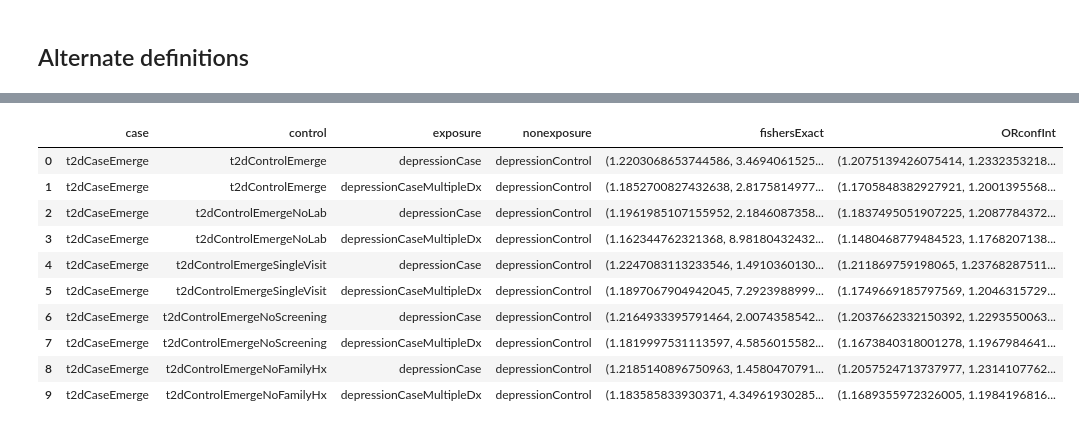
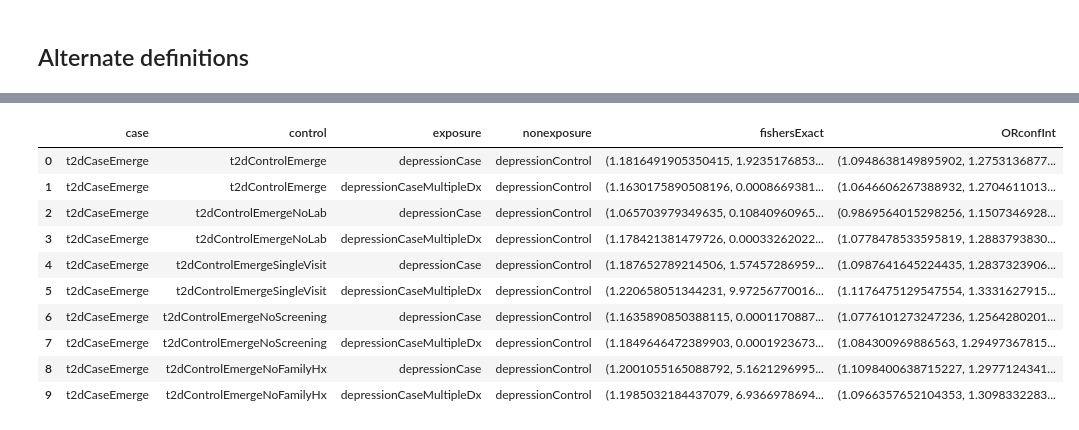
Before and after one commit to brettbj/association-robustness, a Jupyter notebook: Exploration.ipynb, the cells around one changed output, grey strips where cells are left out. Drawn from its saved outputs; the diff is of its cells as text; code cells hidden in the pictures.

```diff
--- a/Exploration.ipynb
+++ b/Exploration.ipynb
@@ -455,0 +432,21 @@ def contingency_table(case_tablename, control_tablename, exposed_tablename, none
+# %%
+def count_overlap(t1, t2, key_col, cxn):
+    query = ("select count(*)"
+            " from %s as t1 inner join %s as t2 on t1.%s=t2.%s"
+            % (t1, t2, key_col, key_col))
+    return cxn.execute(query).fetchone()[0]
+
+def contingency_table(case_tablename, control_tablename, exposed_tablename, nonexposed_tablename, subsample=None, cxn=hy_cxn):
+    cxn.execute('drop table if exists #studyPop; select MemberNum into #studyPop from ((select MemberNum from %s union select MemberNum from %s) intersect (select MemberNum from %s union select MemberNum from %s)) as t'
+               % (case_tablename, control_tablename, exposed_tablename, nonexposed_tablename))
+    cxn.execute(f"drop table if exists #case; select {('top %d' % subsample) if subsample else ''} t1.MemberNum into #case from {case_tablename} as t1 inner join #studyPop as t2 on t1.MemberNum=t2.MemberNum")
+    cxn.execute(f"drop table if exists #control; select {('top %d' % subsample) if subsample else ''} t1.MemberNum into #control from {control_tablename} as t1 inner join #studyPop as t2 on t1.MemberNum=t2.MemberNum")
+    cxn.execute(f"drop table if exists #exposed; select t1.MemberNum into #exposed from {exposed_tablename} as t1 inner join #studyPop as t2 on t1.MemberNum=t2.MemberNum")
+    cxn.execute(f"drop table if exists #nonexposed; select t1.MemberNum into #nonexposed from {nonexposed_tablename} as t1 inner join #studyPop as t2 on t1.MemberNum=t2.MemberNum")
+
+    case_exposed = count_overlap('#case', '#exposed', 'MemberNum', cxn)
+    case_nonexposed = count_overlap('#case', '#nonexposed', 'MemberNum', cxn)
+    control_exposed = count_overlap('#control', '#exposed', 'MemberNum', cxn)
+    control_nonexposed = count_overlap('#control', '#nonexposed', 'MemberNum', cxn)
+
+    return np.asarray([[case_exposed, control_exposed], [case_nonexposed, control_nonexposed]])
@@ -460,4 +462,6 @@ def contingency_table(case_tablename, control_tablename, exposed_tablename, none
 * exposure: Depression 1x CCS dx
 * control: Continuous enrollment with no depression dx
 # %%
-t = contingency_table('t2dCaseEmerge', 't2dControlEmerge', 'depressionCase', 'depressionControl', subsample=100000)
+for i in range(10):
+    t = contingency_table('t2dCaseEmerge', 't2dControlEmerge', 'depressionCase', 'depressionControl', subsample=100000)
+    print(np.sum(t), ctable(t).oddsratio_confint())
@@ -474,31 +489,31 @@ ctable(t).oddsratio_confint()
 # %%
 case_groups = ['t2dCaseEmerge']
 control_groups = ['t2dControlEmerge', 't2dControlEmergeNoLab', 't2dControlEmergeSingleVisit', 't2dControlEmergeNoScreening', 't2dControlEmergeNoFamilyHx']
 exposure_groups = ['depressionCase', 'depressionCaseMultipleDx']
 nonexposure_groups = ['depressionControl']
 
 results = pd.DataFrame(columns=['case', 'control', 'exposure', 'nonexposure', 'fishersExact', 'ORconfInt'],
                        index=np.arange(0, len(case_groups) * len(control_groups) * len(exposure_groups) * len(nonexposure_groups)))
 
 for i, comb in tqdm_notebook(enumerate(itertools.product(*[case_groups, control_groups, exposure_groups, nonexposure_groups]))):
-    tab = contingency_table(*comb, subsample=None)
+    tab = contingency_table(*comb, subsample=10000)
     fe_test = stats.fisher_exact(tab)
     or_ci = ctable(tab).oddsratio_confint()
 
     results.iloc[i] = list(comb) + [fe_test, or_ci]
 
 results
 # %% [output]
 [interactive output not drawn]
 |  | case | control | exposure | nonexposure | fishersExact | ORconfInt |
-| 0 | t2dCaseEmerge | t2dControlEmerge | depressionCase | depressionControl | (1.2203068653744586, 3.4694061525... | (1.2075139426075414, 1.2332353218... |
-| 1 | t2dCaseEmerge | t2dControlEmerge | depressionCaseMultipleDx | depressionControl | (1.1852700827432638, 2.8175814977... | (1.1705848382927921, 1.2001395568... |
-| 2 | t2dCaseEmerge | t2dControlEmergeNoLab | depressionCase | depressionControl | (1.1961985107155952, 2.1846087358... | (1.1837495051907225, 1.2087784372... |
-| 3 | t2dCaseEmerge | t2dControlEmergeNoLab | depressionCaseMultipleDx | depressionControl | (1.162344762321368, 8.98180432432... | (1.1480468779484523, 1.1768207138... |
-| 4 | t2dCaseEmerge | t2dControlEmergeSingleVisit | depressionCase | depressionControl | (1.2247083113233546, 1.4910360130... | (1.211869759198065, 1.23768287511... |
-| 5 | t2dCaseEmerge | t2dControlEmergeSingleVisit | depressionCaseMultipleDx | depressionControl | (1.1897067904942045, 7.2923988999... | (1.1749669185797569, 1.2046315729... |
-| 6 | t2dCaseEmerge | t2dControlEmergeNoScreening | depressionCase | depressionControl | (1.2164933395791464, 2.0074358542... | (1.2037662332150392, 1.2293550063... |
-| 7 | t2dCaseEmerge | t2dControlEmergeNoScreening | depressionCaseMultipleDx | depressionControl | (1.1819997531113597, 4.5856015582... | (1.1673840318001278, 1.1967984641... |
-| 8 | t2dCaseEmerge | t2dControlEmergeNoFamilyHx | depressionCase | depressionControl | (1.2185140896750963, 1.4580470791... | (1.2057524713737977, 1.2314107762... |
-| 9 | t2dCaseEmerge | t2dControlEmergeNoFamilyHx | depressionCaseMultipleDx | depressionControl | (1.183585833930371, 4.34961930285... | (1.1689355972326005, 1.1984196816... |
+| 0 | t2dCaseEmerge | t2dControlEmerge | depressionCase | depressionControl | (1.1816491905350415, 1.9235176853... | (1.0948638149895902, 1.2753136877... |
+| 1 | t2dCaseEmerge | t2dControlEmerge | depressionCaseMultipleDx | depressionControl | (1.1630175890508196, 0.0008669381... | (1.0646606267388932, 1.2704611013... |
+| 2 | t2dCaseEmerge | t2dControlEmergeNoLab | depressionCase | depressionControl | (1.065703979349635, 0.10840960965... | (0.9869564015298256, 1.1507346928... |
+| 3 | t2dCaseEmerge | t2dControlEmergeNoLab | depressionCaseMultipleDx | depressionControl | (1.178421381479726, 0.00033262022... | (1.0778478533595819, 1.2883793830... |
+| 4 | t2dCaseEmerge | t2dControlEmergeSingleVisit | depressionCase | depressionControl | (1.187652789214506, 1.57457286959... | (1.0987641645224435, 1.2837323906... |
+| 5 | t2dCaseEmerge | t2dControlEmergeSingleVisit | depressionCaseMultipleDx | depressionControl | (1.220658051344231, 9.97256770016... | (1.1176475129547554, 1.3331627915... |
+| 6 | t2dCaseEmerge | t2dControlEmergeNoScreening | depressionCase | depressionControl | (1.1635890850388115, 0.0001170887... | (1.0776101273247236, 1.2564280201... |
+| 7 | t2dCaseEmerge | t2dControlEmergeNoScreening | depressionCaseMultipleDx | depressionControl | (1.1849646472389903, 0.0001923673... | (1.084300969886563, 1.29497367815... |
+| 8 | t2dCaseEmerge | t2dControlEmergeNoFamilyHx | depressionCase | depressionControl | (1.2001055165088792, 5.1621296995... | (1.1098400638715227, 1.2977124341... |
+| 9 | t2dCaseEmerge | t2dControlEmergeNoFamilyHx | depressionCaseMultipleDx | depressionControl | (1.1985032184437079, 6.9366978694... | (1.0966357652104353, 1.3098332283... |
 # %%
```
Also changed, not shown: parts of 9 cells of this notebook, 4 other files.
